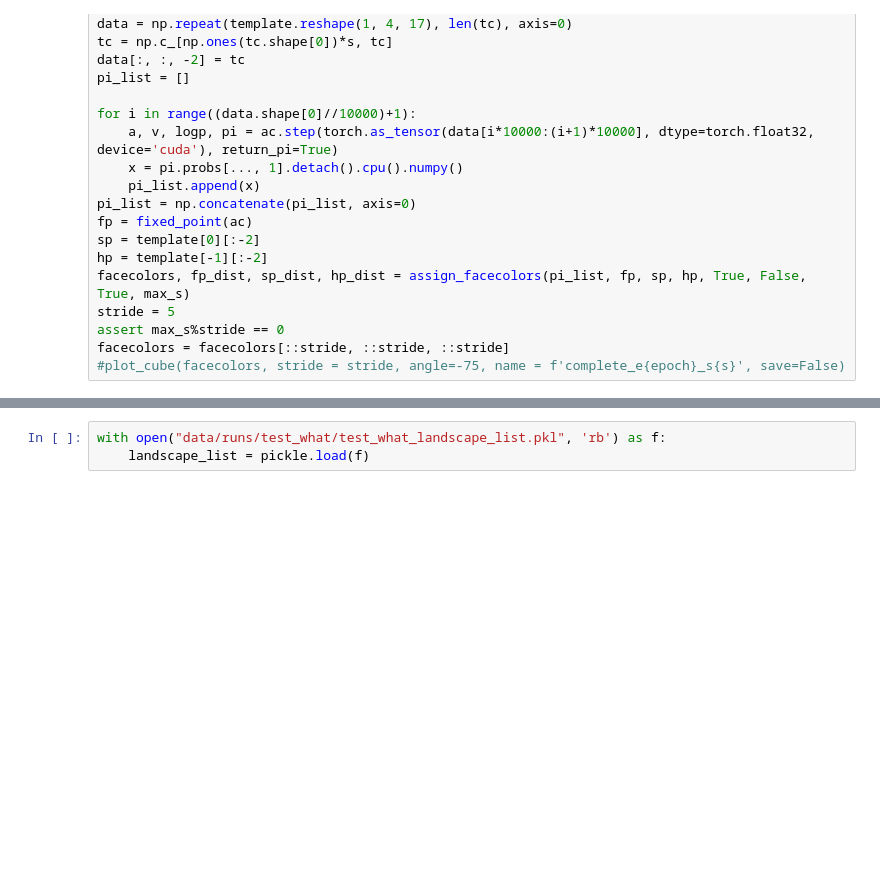
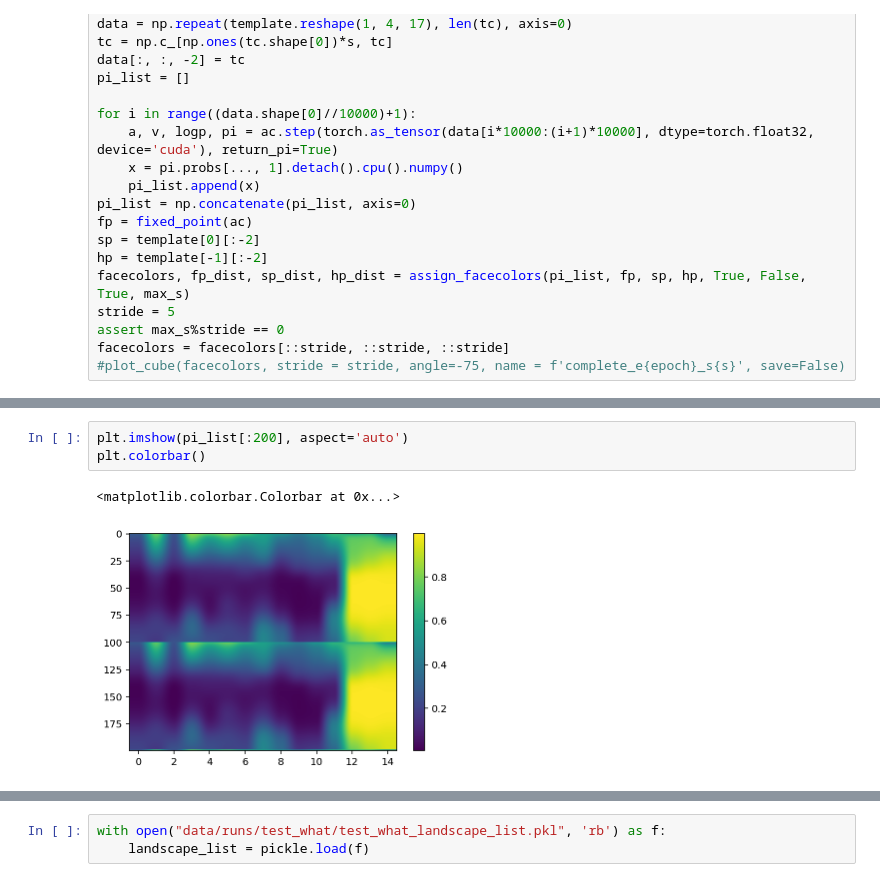
Before and after one commit to nokpil/SocialNet, a Jupyter notebook: Figures.ipynb, the cells around one changed output, grey strips where cells are left out. Drawn from its saved outputs; the diff is of its cells as text; blank space fills up the shorter version.

```diff
--- a/Figures.ipynb
+++ b/Figures.ipynb
@@ -561,0 +670,6 @@ plot_cube(facecolors, stride = stride, angle=-75, name = f'{graph_type}_e{epoch}
+# %%
+plt.imshow(pi_list[:200], aspect='auto')
+plt.colorbar()
+# %% [output]
+<matplotlib.colorbar.Colorbar at 0x...>
+[figure, added]
```
Also changed, not shown: parts of 36 cells of this notebook, 7 other files.
